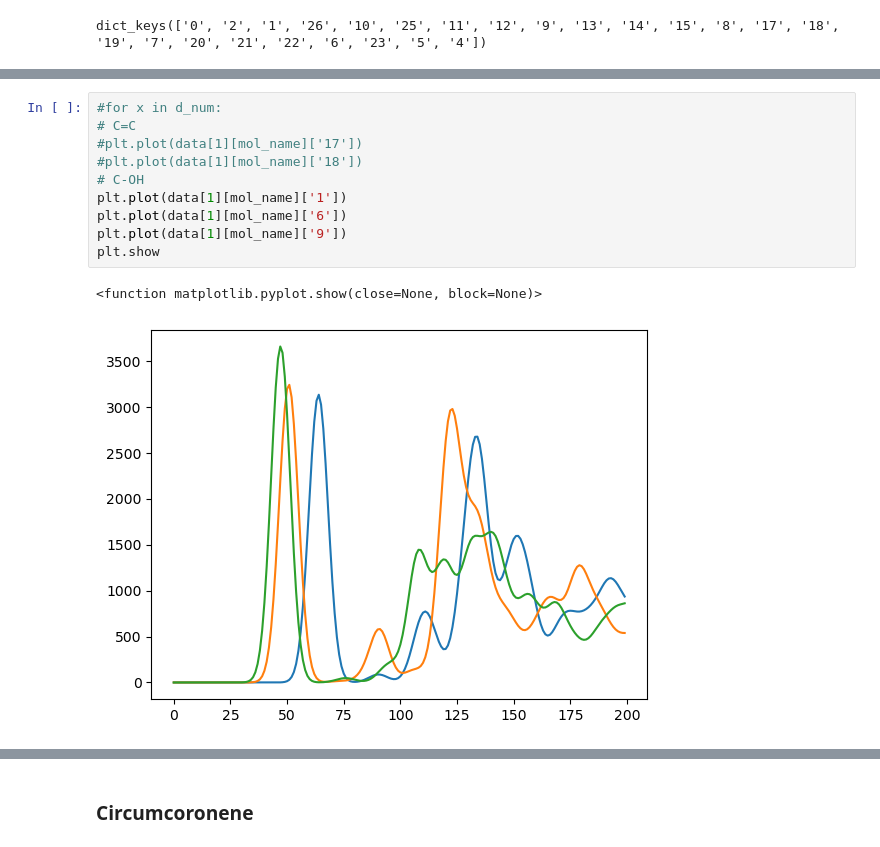
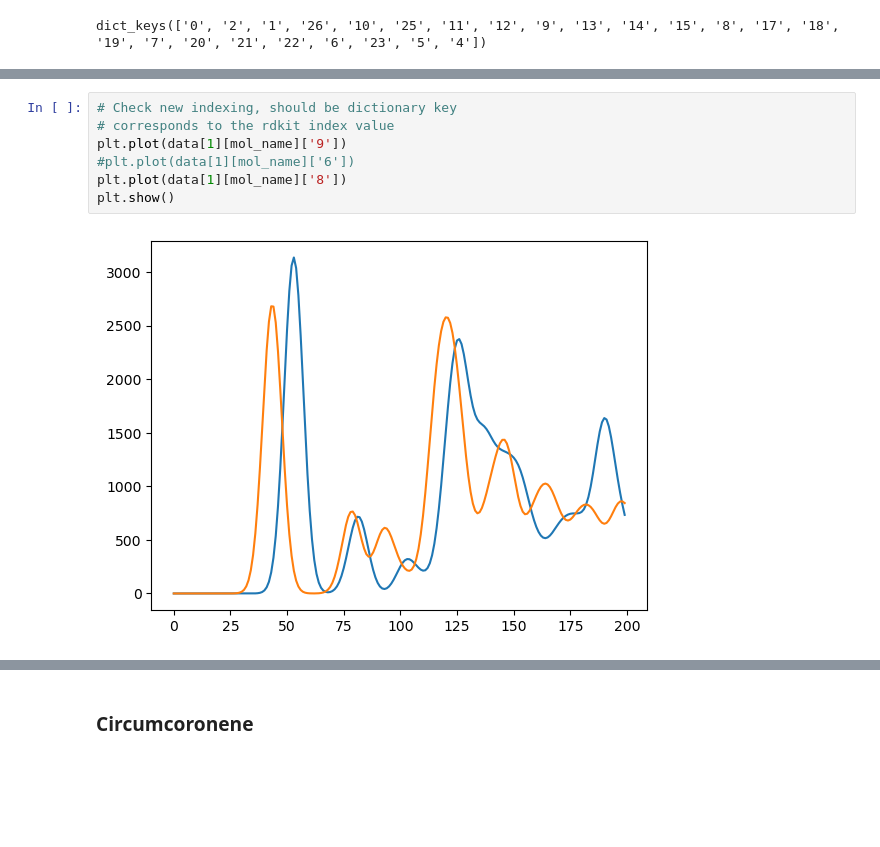
Before and after one commit to sam-j-hall/GO_molecule_GNN, a Jupyter notebook: view_data.ipynb, the cells around one changed output, grey strips where cells are left out. Saved outputs shown, nothing was run; the diff lists cells and outputs as text; blank space fills up the shorter version.

```diff
--- a/view_data.ipynb
+++ b/view_data.ipynb
@@ -441,13 +452,9 @@ mol
 # %%
-#for x in d_num:
-# C=C
-#plt.plot(data[1][mol_name]['17'])
-#plt.plot(data[1][mol_name]['18'])
-# C-OH
-plt.plot(data[1][mol_name]['1'])
-plt.plot(data[1][mol_name]['6'])
+# Check new indexing, should be dictionary key
+# corresponds to the rdkit index value
 plt.plot(data[1][mol_name]['9'])
-plt.show
+#plt.plot(data[1][mol_name]['6'])
+plt.plot(data[1][mol_name]['8'])
+plt.show()
 # %% [output]
-<function matplotlib.pyplot.show(close=None, block=None)>
-[figure, old version]
+[figure, new version]
```
Also changed, not shown: parts of 15 cells of this notebook.
